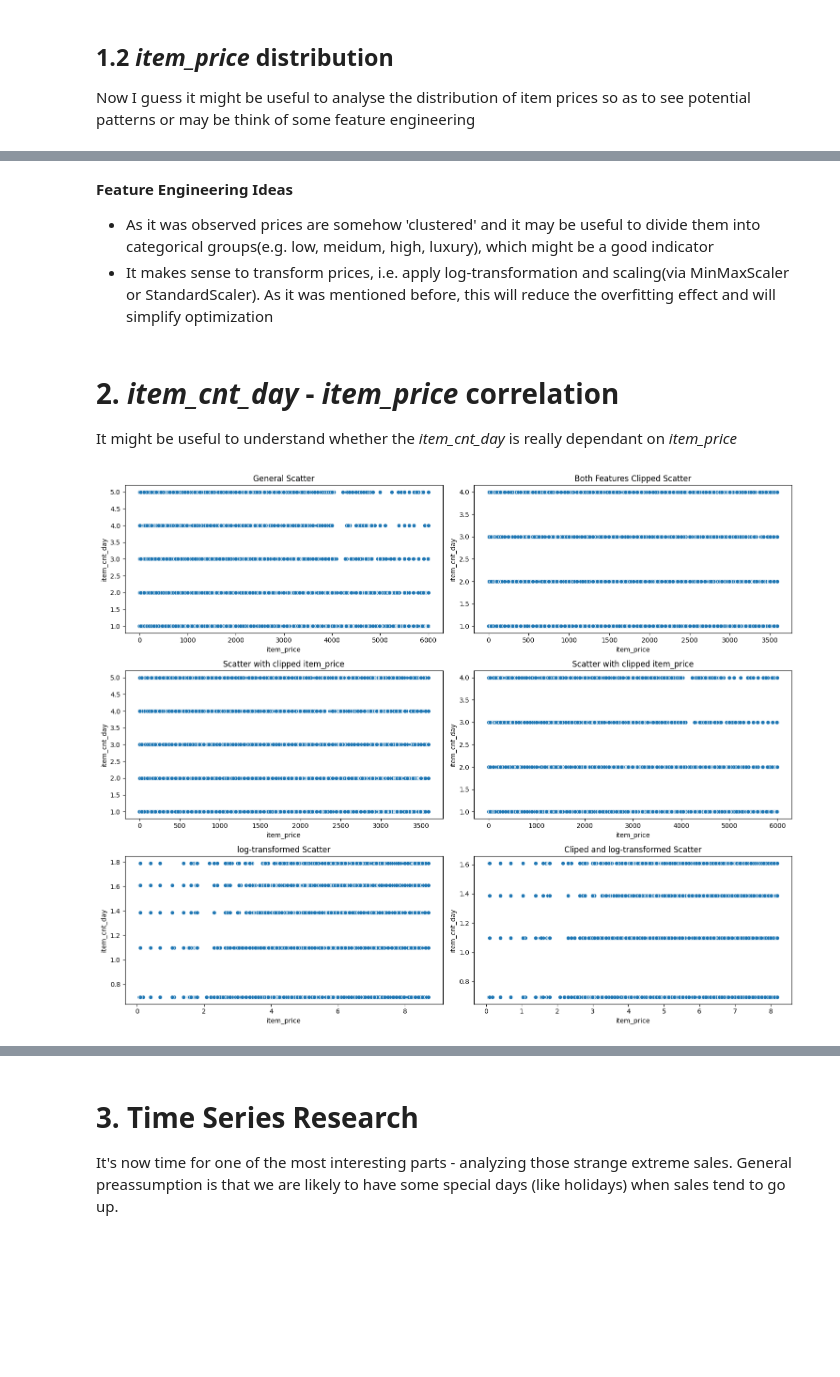
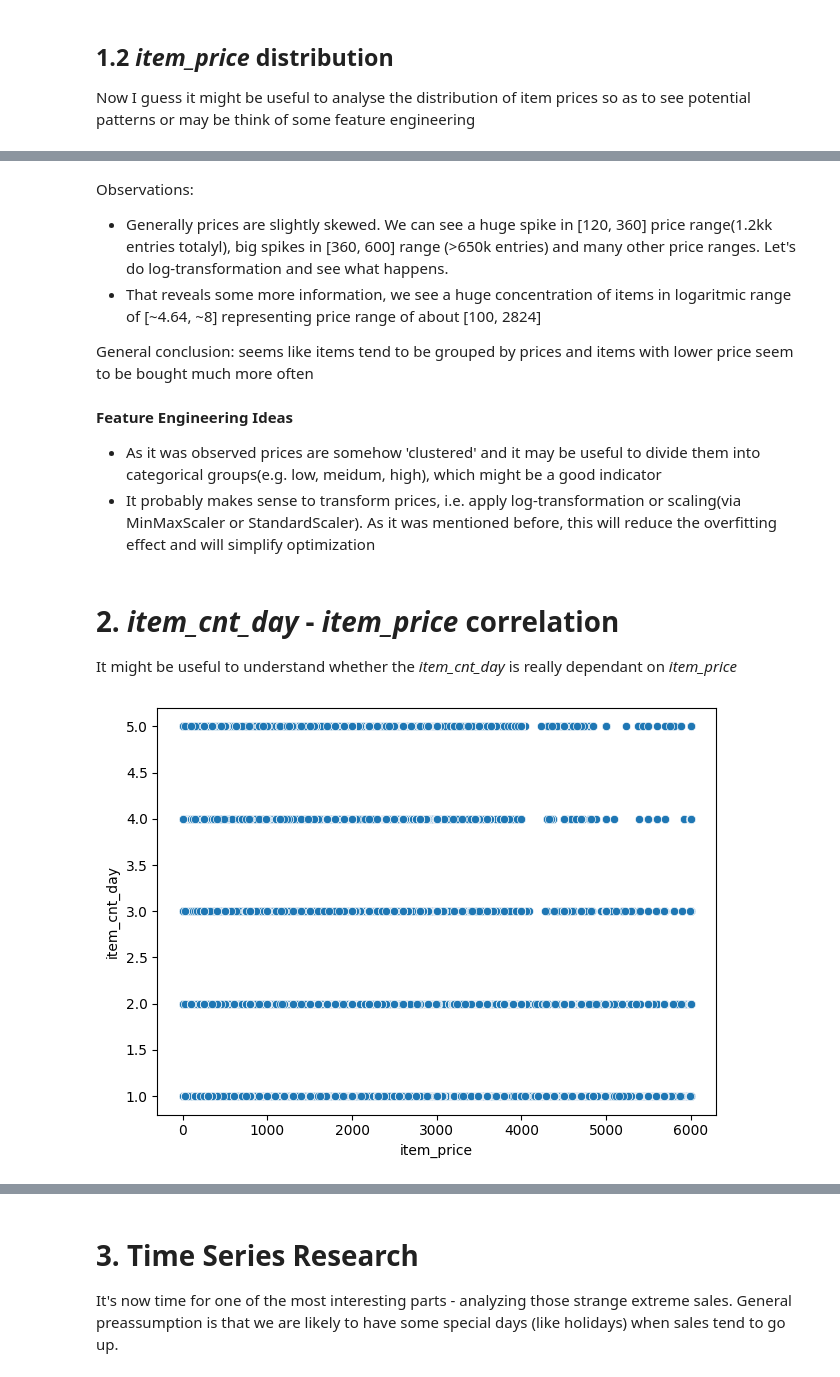
Before and after one commit to Dybal-Ilia/Innowise-Dybal, a Jupyter notebook: notebooks/EDA.ipynb, the cells around one changed output, grey strips where cells are left out. Cells and saved outputs as stored; diff of their text form; code cells hidden in the pictures; blank space fills up the shorter version.

```diff
--- a/notebooks/EDA.ipynb
+++ b/notebooks/EDA.ipynb
@@ -121,33 +89,21 @@ From here we can make a general conclusion: despite the fact that the maximum pr
+# %% [markdown]
+Observations:
+- Generally prices are slightly skewed. We can see a huge spike in [120, 360] price range(1.2kk entries totalyl), big spikes in [360, 600] range (>650k entries) and many other price ranges. Let's do log-transformation and see what happens.
+- That reveals some more information, we see a huge concentration of items in logaritmic range of [~4.64, ~8] representing price range of about [100, 2824]
+
+General conclusion: seems like items tend to be grouped by prices and items with lower price seem to be bought much more often
 # %% [markdown]
 **Feature Engineering Ideas**
-- As it was observed prices are somehow 'clustered' and it may be useful to divide them into categorical groups(e.g. low, meidum, high, luxury), which might be a good indicator
-- It makes sense to transform prices, i.e. apply log-transformation and scaling(via MinMaxScaler or StandardScaler). As it was mentioned before, this will reduce the overfitting effect and will simplify optimization
+- As it was observed prices are somehow 'clustered' and it may be useful to divide them into categorical groups(e.g. low, meidum, high), which might be a good indicator
+- It probably makes sense to transform prices, i.e. apply log-transformation or scaling(via MinMaxScaler or StandardScaler). As it was mentioned before, this will reduce the overfitting effect and will simplify optimization
 # %% [markdown]
 # 2. *item_cnt_day* - *item_price* correlation
 It might be useful to understand whether the *item_cnt_day* is really dependant on *item_price*
 # %%
-fig, axes = plt.subplots(3, 2, figsize = (15,12))
-upper_bound_items, upper_bound_price = train['item_cnt_day'].quantile(0.99), train['item_price'].quantile(0.99)
 
-sns.scatterplot(x=train['item_price'], y=train['item_cnt_day'], ax=axes[0,0])
-axes[0,0].set_title('General Scatter')
-
-sns.scatterplot(x=train['item_price'].clip(0, upper_bound_price), y=train['item_cnt_day'].clip(0, upper_bound_items), ax=axes[0,1])
-axes[0,1].set_title('Both Features Clipped Scatter')
-
-sns.scatterplot(x=train['item_price'].clip(0, upper_bound_price), y=train['item_cnt_day'], ax=axes[1,0])
-axes[1,0].set_title('Scatter with clipped item_price')
-
-sns.scatterplot(x=train['item_price'], y=train['item_cnt_day'].clip(0, upper_bound_items), ax=axes[1,1])
-axes[1,1].set_title('Scatter with clipped item_price')
-
-sns.scatterplot(x=np.log1p(train['item_price']), y=np.log1p(train['item_cnt_day']), ax=axes[2,0])
-axes[2,0].set_title('log-transformed Scatter')
-
-sns.scatterplot(x=np.log1p(train['item_price'].clip(0, upper_bound_price)), y=np.log1p(train['item_cnt_day'].clip(0, upper_bound_items)), ax=axes[2,1])
-axes[2,1].set_title('Cliped and log-transformed Scatter')
+sns.scatterplot(x=train['item_price'], y=train['item_cnt_day'])
 
 plt.tight_layout()
 plt.show()
 # %% [output]
-[figure, old version]
+[figure, new version]
```
Also changed, not shown: parts of 24 cells of this notebook.
